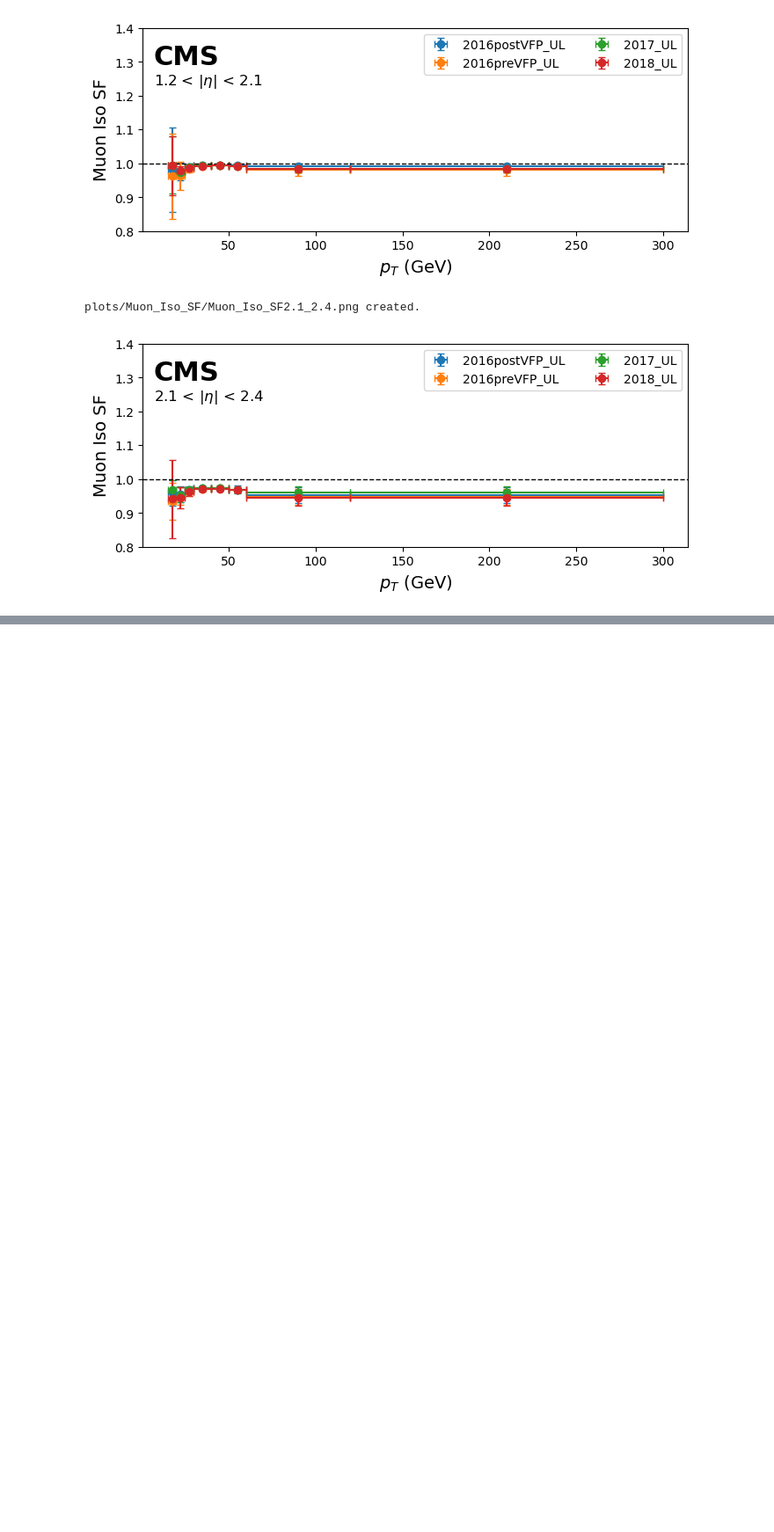
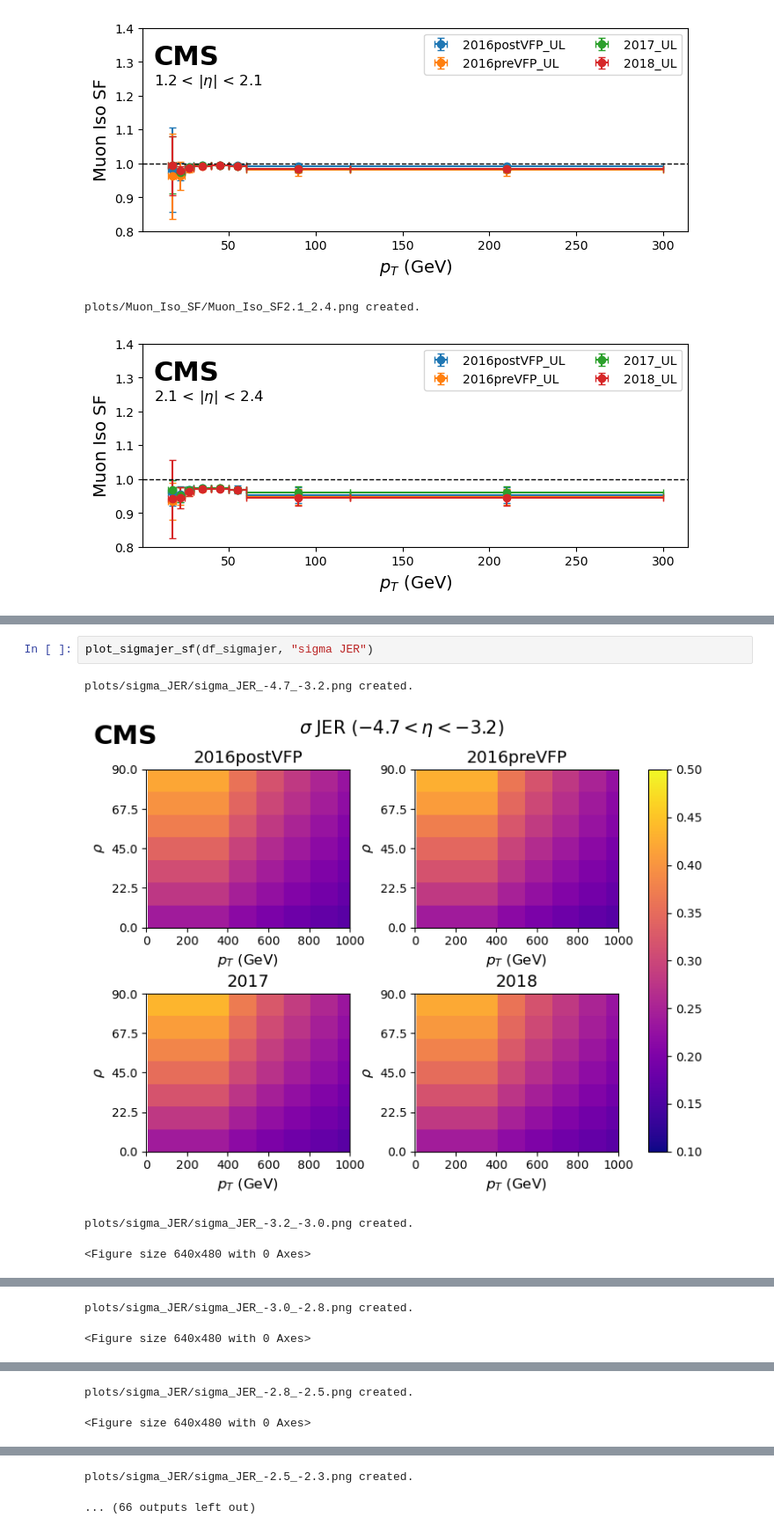
Before and after one commit to phazarik/VLLSearch, a Jupyter notebook: Corrections/plotCorrectionFactors.ipynb, the cells around one changed output, grey strips where cells are left out. Shown at 88% size. Cells and saved outputs as stored; diff of their text form; blank space fills up the shorter version.

```diff
--- a/Corrections/plotCorrectionFactors.ipynb
+++ b/Corrections/plotCorrectionFactors.ipynb
@@ -152,0 +432,7 @@ plots/Muon_Iso_SF/Muon_Iso_SF2.1_2.4.png created.
+# %%
+plot_sigmajer_sf(df_sigmajer, "sigma JER")
+# %% [output]
+plots/sigma_JER/sigma_JER_-4.7_-3.2.png created.
+[figure, added]
+plots/sigma_JER/sigma_JER_-3.2_-3.0.png created.
+<Figure size 640x480 with 0 Axes>
@@ -152,0 +440,2 @@ plots/Muon_Iso_SF/Muon_Iso_SF2.1_2.4.png created.
+plots/sigma_JER/sigma_JER_-3.0_-2.8.png created.
+<Figure size 640x480 with 0 Axes>
@@ -152,0 +443,2 @@ plots/Muon_Iso_SF/Muon_Iso_SF2.1_2.4.png created.
+plots/sigma_JER/sigma_JER_-2.8_-2.5.png created.
+<Figure size 640x480 with 0 Axes>
@@ -152,0 +446,2 @@ plots/Muon_Iso_SF/Muon_Iso_SF2.1_2.4.png created.
+plots/sigma_JER/sigma_JER_-2.5_-2.3.png created.
+... (66 outputs left out)
```
Also changed, not shown: parts of 15 cells of this notebook.
